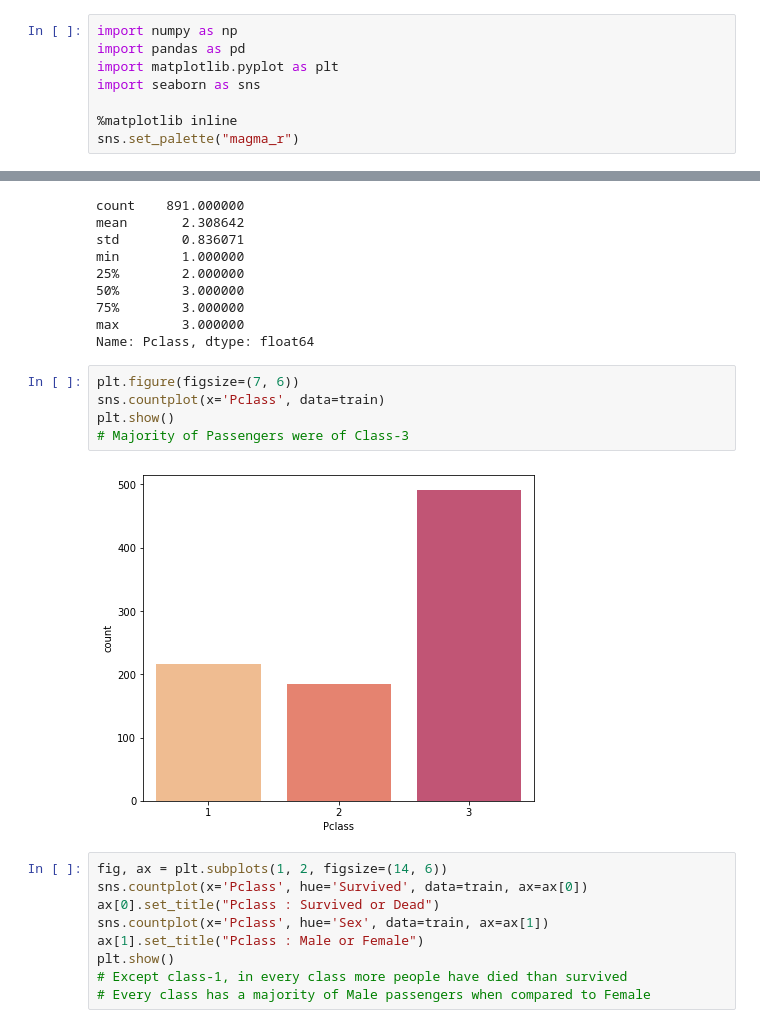
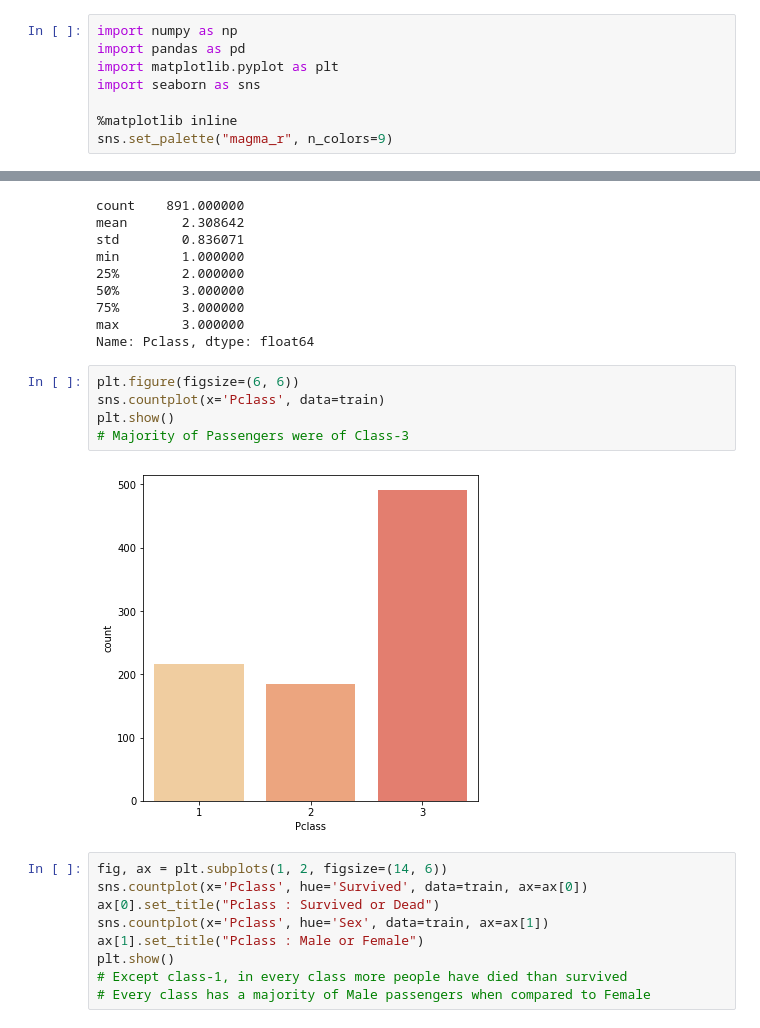
Before and after one commit to piyushmohan01/Exploratory-Data-Analysis, a Jupyter notebook: Titanic-Dataset/EDA-TitanicDataset.ipynb, the cells around one changed output, grey strips where cells are left out. Saved outputs shown, nothing was run; the diff lists cells and outputs as text.

```diff
--- a/Titanic-Dataset/EDA-TitanicDataset.ipynb
+++ b/Titanic-Dataset/EDA-TitanicDataset.ipynb
@@ -5,7 +5,7 @@ import matplotlib.pyplot as plt
 import seaborn as sns
 
 %matplotlib inline
-sns.set_palette("magma_r")
+sns.set_palette("magma_r", n_colors=9)
 # %%
 train = pd.read_csv('data/train.csv')
 print("Dataset is ready for use!")
@@ -106,12 +106,12 @@ min        1.000000
 max        3.000000
 Name: Pclass, dtype: float64
 # %%
-plt.figure(figsize=(7, 6))
+plt.figure(figsize=(6, 6))
 sns.countplot(x='Pclass', data=train)
 plt.show()
 # Majority of Passengers were of Class-3
 # %% [output]
-[figure, old version]
+[figure, new version]
 # %%
 fig, ax = plt.subplots(1, 2, figsize=(14, 6))
 sns.countplot(x='Pclass', hue='Survived', data=train, ax=ax[0])
```
Also changed, not shown: parts of 10 cells of this notebook.
